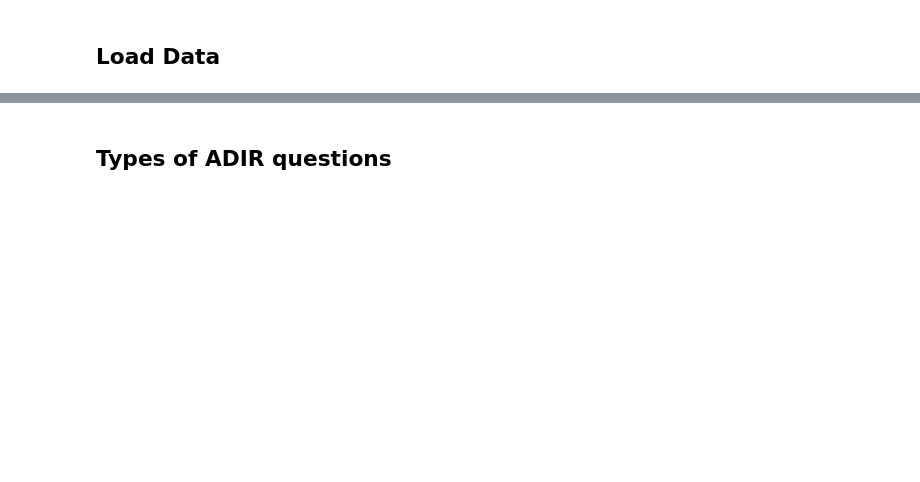
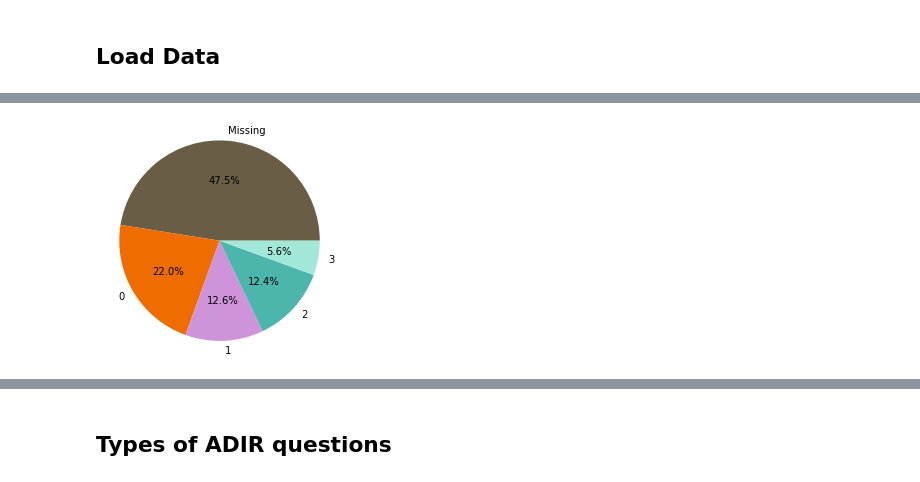
Before and after one commit to walllab/PhenotypeGLRM, a Jupyter notebook: analysis/Basic-Data.ipynb, the cells around one changed output, grey strips where cells are left out. Drawn from its saved outputs; the diff is of its cells as text; code cells hidden in the pictures; blank space fills up the shorter version.

```diff
--- a/analysis/Basic-Data.ipynb
+++ b/analysis/Basic-Data.ipynb
@@ -30,0 +62,17 @@ with open("../data/all_samples.csv") as f:
+# %%
+import matplotlib.pyplot as plt
+unique, counts = np.unique(data, return_counts=True)
+counts[3] += counts[4]
+unique = ["Missing", "0", "1", "2", "3"]
+counts = [counts[5], counts[0], counts[1], counts[2], counts[3]]
+colors = ["#695d46", "#ef6c00", "#ce93d8", "#4db6ac", "#a1e8d9", "#b3a77d"]
+dict(zip(unique, counts/sum(counts)))
+
+fig1, (ax1) = plt.subplots(1, 1, figsize=(4, 4))
+ax1.pie(counts/sum(counts), labels=unique, autopct='%1.1f%%', colors=colors)
+#ax1.set_title('Response Distribution')
+ax1.axis('equal')  # Equal aspect ratio ensures that pie is drawn as a circle.
+
+plt.show()
+# %% [output]
+[figure, added]
```
Also changed, not shown: parts of 32 cells of this notebook, 17 other files.
